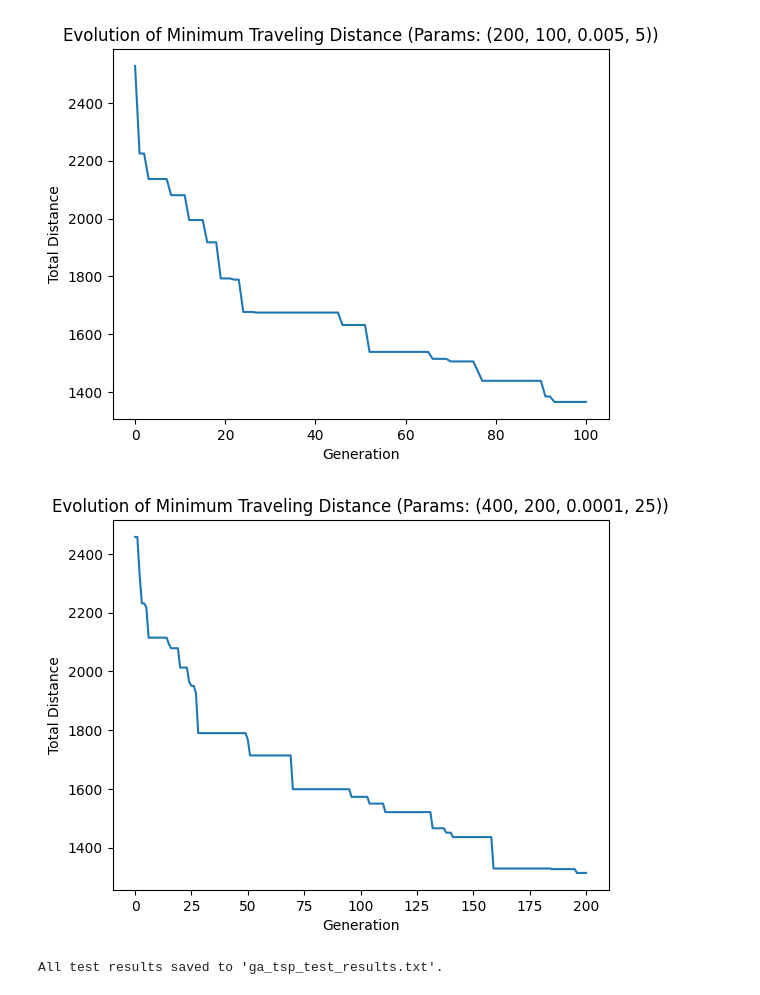
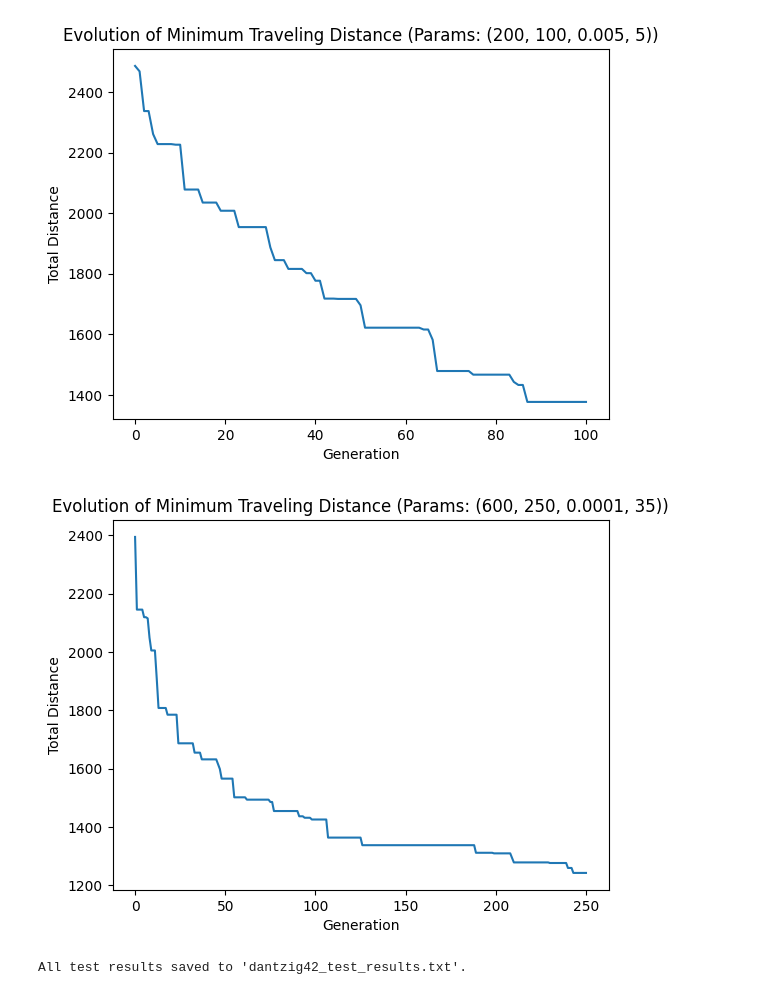
Before and after one commit to raccamateo/NEC_A4, a Jupyter notebook: NEC_A4.ipynb, the cells around one changed output. Cells and saved outputs as stored; diff of their text form; code cells hidden in the pictures.

```diff
--- a/NEC_A4.ipynb
+++ b/NEC_A4.ipynb
@@ -164,7 +164,7 @@ test_cases = [
     (100, 20, 0.01, 2),
     (200, 60, 0.01, 5),
     (200, 100, 0.005, 5),
-    (400, 200, 0.0001, 25)
+    (600, 250, 0.0001, 35)
 ]
 
 # Dictionary to store results
@@ -190,9 +190,9 @@ for params, result in test_results.items():
     plt.show()
 
 # Saving the results to a file
-with open("ga_tsp_test_results.txt", "w") as file:
+with open("dantzig42_test_results.txt", "w") as file:
     for params, result in test_results.items():
         file.write(f"Params: {params}, Best Route: {result['route']}, Total Distance: {result['distance']}\n")
 
-print("All test results saved to 'ga_tsp_test_results.txt'.")
+print("All test results saved to 'dantzig42_test_results.txt'.")
 # %% [output]
@@ -202,3 +202,3 @@ print("All test results saved to 'ga_tsp_test_results.txt'.")
-[figure, old version]
+[figure, new version]
-[figure, old version]
+[figure, new version]
-All test results saved to 'ga_tsp_test_results.txt'.
+All test results saved to 'dantzig42_test_results.txt'.
```
Also changed, not shown: parts of 5 cells of this notebook, 8 other files.
